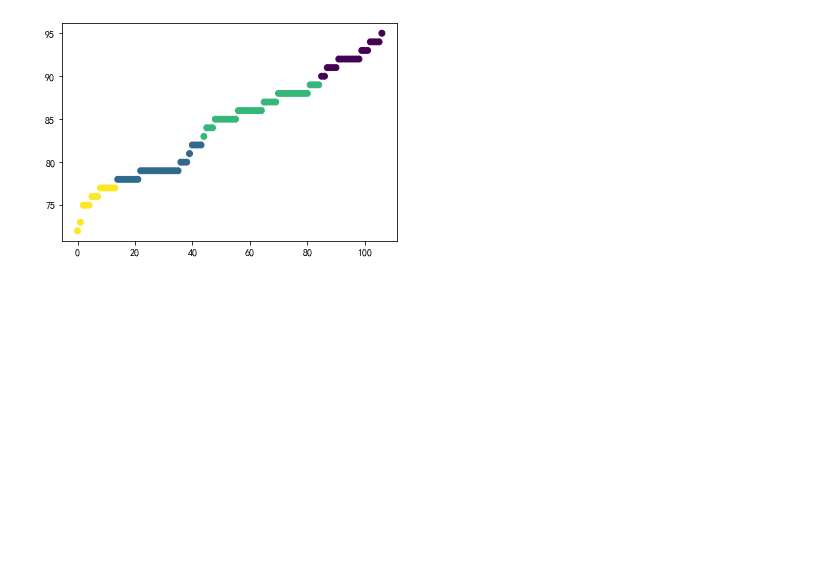
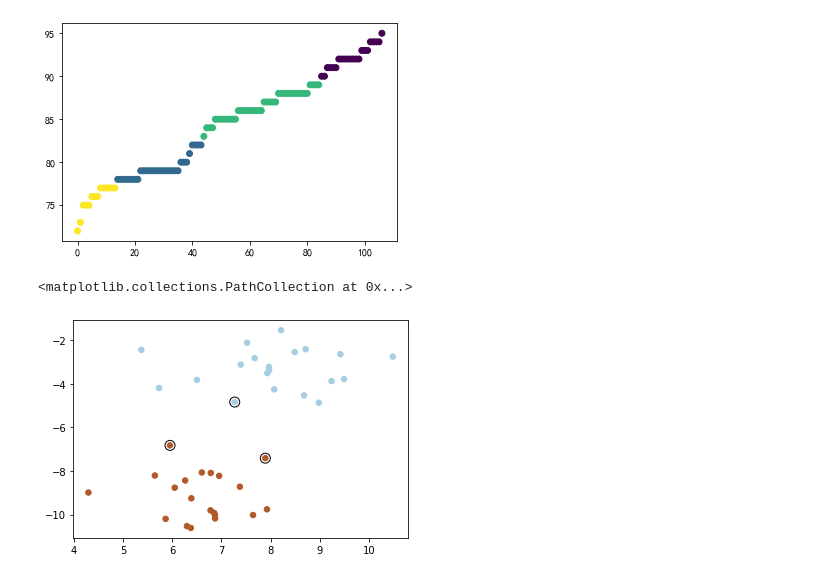
Before and after one commit to huangyat/hyt_class, a Jupyter notebook: Ch13_ML.ipynb, the cells around one changed output. Drawn from its saved outputs; the diff is of its cells as text; code cells hidden in the pictures; blank space fills up the shorter version.

```diff
--- a/Ch13_ML.ipynb
+++ b/Ch13_ML.ipynb
@@ -288,3 +335,31 @@ ax.scatter(range(107), course, c=grade)
  [92.27272727 79.3        86.53658537 75.71428571]
 <matplotlib.collections.PathCollection at 0x...>
 [figure]
+# %%
+from sklearn import svm
+from sklearn.datasets import make_blobs
+
+
+# we create 40 separable points
+X, y = make_blobs(n_samples=40, centers=2, random_state=6)
+
+# fit the model, don't regularize for illustration purposes
+clf = svm.SVC(kernel="linear", C=100)
+clf.fit(X, y)
+
+plt.scatter(X[:, 0], X[:, 1], c=y, s=30, cmap=plt.cm.Paired)
+
+# plot the decision function
+ax = plt.gca()
+# plot support vectors
+ax.scatter(
+    clf.support_vectors_[:, 0],
+    clf.support_vectors_[:, 1],
+    s=100,
+    linewidth=1,
+    facecolors="none",
+    edgecolors="k",
+)
+# %% [output]
+<matplotlib.collections.PathCollection at 0x...>
+[figure, added]
```
Also changed, not shown: parts of 3 cells of this notebook, 7 other files.
